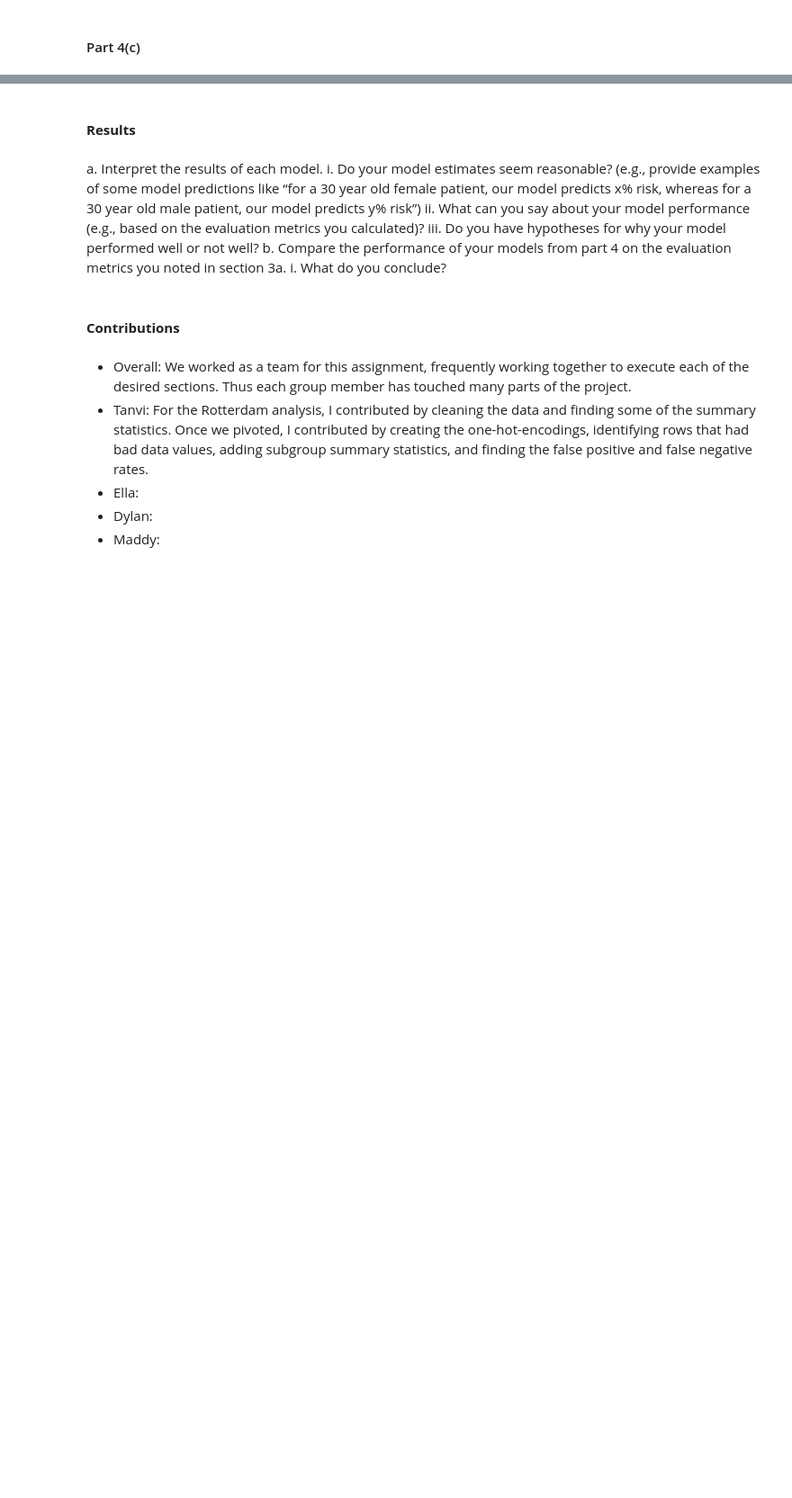
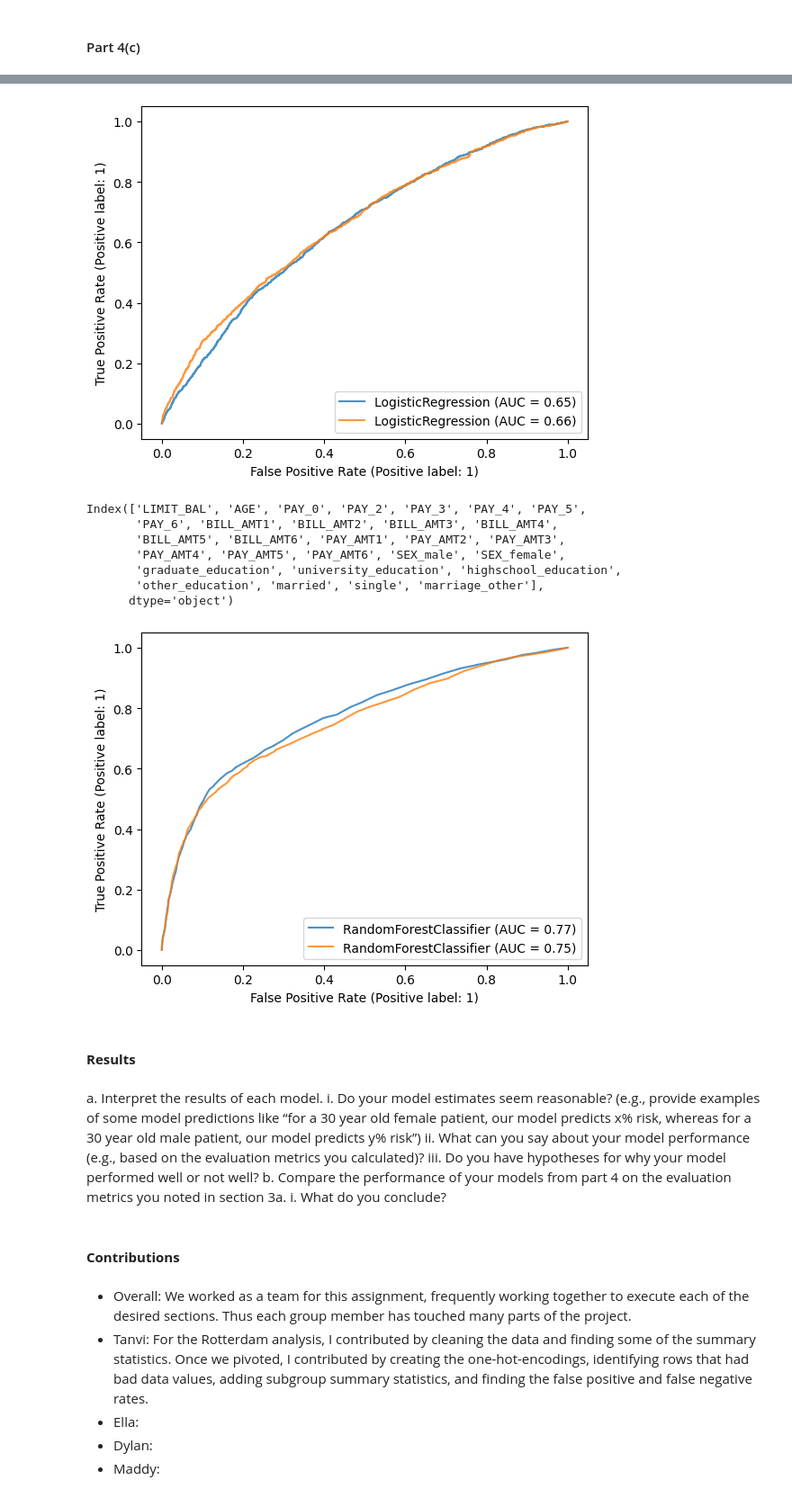
Before and after one commit to dylancvb/credit_risk_prediction, a Jupyter notebook: phase2again.ipynb, the cells around one changed output, grey strips where cells are left out. Shown: that part at 90% size. Drawn from its saved outputs; the diff is of its cells as text; code cells hidden in the pictures; blank space fills up the shorter version.

```diff
--- a/phase2again.ipynb
+++ b/phase2again.ipynb
@@ -758,3 +759,24 @@ NameError: name 'roc_auc_score' is not defined
+# %%
+# ROC curve for each model
+ax = plt.gca()
+logreg_disp = RocCurveDisplay.from_estimator(logreg, X_test, y_test, ax=ax, alpha=0.8)
+logreg1_disp = RocCurveDisplay.from_estimator(logreg1, X_test1, y_test1, ax=ax, alpha=0.8)
+plt.show()
+ax = plt.gca()
+print(X_test.columns)
+rf_disp = RocCurveDisplay.from_estimator(rf, X_test, y_test, ax=ax, alpha=0.8)
+rf1_disp = RocCurveDisplay.from_estimator(rf1, X_test1, y_test1, ax=ax, alpha=0.8)
+plt.show()
+# %% [output]
+[figure, added]
+Index(['LIMIT_BAL', 'AGE', 'PAY_0', 'PAY_2', 'PAY_3', 'PAY_4', 'PAY_5',
+       'PAY_6', 'BILL_AMT1', 'BILL_AMT2', 'BILL_AMT3', 'BILL_AMT4',
+       'BILL_AMT5', 'BILL_AMT6', 'PAY_AMT1', 'PAY_AMT2', 'PAY_AMT3',
+       'PAY_AMT4', 'PAY_AMT5', 'PAY_AMT6', 'SEX_male', 'SEX_female',
+       'graduate_education', 'university_education', 'highschool_education',
+       'other_education', 'married', 'single', 'marriage_other'],
+      dtype='object')
+[figure, added]
 # %% [markdown]
 #### **Results**
 # %% [markdown]
```
Also changed, not shown: parts of 4 cells of this notebook.
